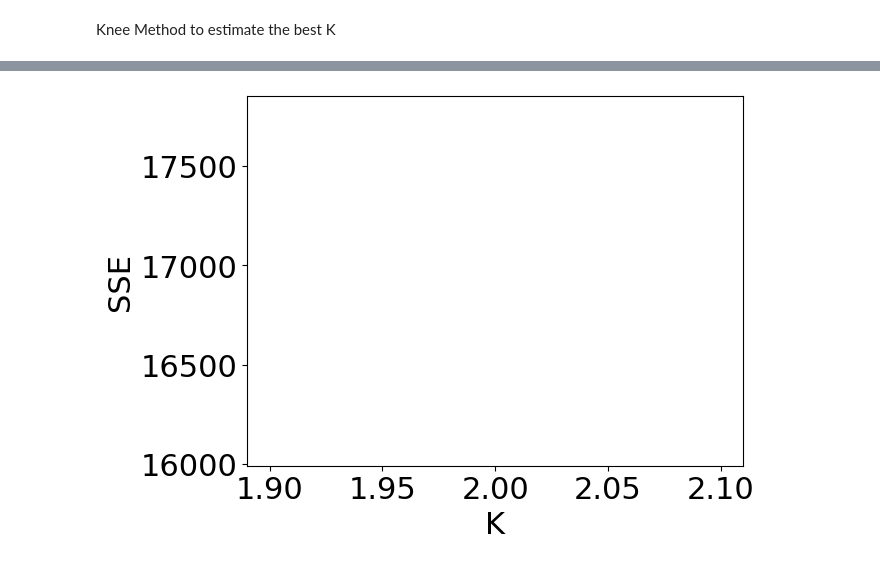
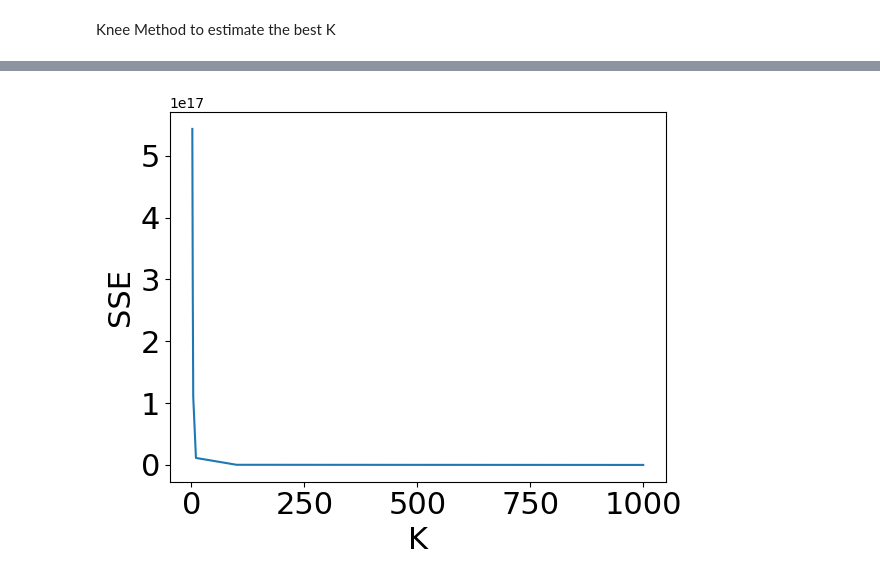
Before and after one commit to vezzusamu/dm-project, a Jupyter notebook: TASK2/Kmeans_Xmeans_clustering.ipynb, the cells around one changed output, grey strips where cells are left out. Drawn from its saved outputs; the diff is of its cells as text; code cells hidden in the pictures.

```diff
--- a/TASK2/Kmeans_Xmeans_clustering.ipynb
+++ b/TASK2/Kmeans_Xmeans_clustering.ipynb
@@ -20,7 +20,9 @@ from sklearn.metrics import silhouette_score
 # %%
 df = pd.read_csv('df_scaled.csv')
 # %%
-column_to_drop = ['date', 'latitude', 'longitude','congressional_district', 'candidatevotes', 'totalvotes', 'total_votes_for_state']
+column_to_drop = ['n_participants','n_participants_child', 'n_participants_teen',
+       'n_participants_adult', 'n_males', 'n_females', 'n_killed', 'n_injured', 'age_entropy_per_state',
+       'n_arrested', 'n_unharmed','date', 'latitude', 'longitude','congressional_district', 'candidatevotes', 'totalvotes', 'total_votes_for_state', 'involve_killing']
 for col in df.columns:
     if df[col].dtype == 'object':
        column_to_drop.append(col)
@@ -76,25 +83,29 @@ k_grid = [2, 3, 4, 10, 100, 1000]
 sse_list = list()
 
 label_list = []
-#min_k = 2
-#max_k = 1000
-dict_sse = {}
+dict_kmeans = {}
 #search for the best k
 for k in k_grid:
 
     kmeans = KMeans(n_clusters=k, n_init=10, max_iter=100)
-    kmeans.fit(df)
+    kmeans.fit(df_numeric)
 
     sse = kmeans.inertia_
     labels = kmeans.labels_
 
-    dict_sse[f'{k}_sse'] = sse
-    dict_sse[f'{k}_labels'] = labels
+    dict_kmeans[f'{k}_sse'] = sse
+    dict_kmeans[f'{k}_labels'] = labels
 # %%
 for k in k_grid:
     print(f'for k = {k}')
-    print('SSE %s' % dict_sse[f'{k}_sse']) # cohesion, lower value better clustering (error minimization)
-    print('Separation %s' % metrics.davies_bouldin_score(df, dict_sse[f'{k}_labels'])) # lower value, better clustering (minimum zero)
-    print('Silhouette %s' % silhouette_score(df, dict_sse[f'{k}_labels']))
+
+    print('SSE %s' % dict_kmeans[f'{k}_sse']) # cohesion, lower value better clustering (error minimization)
+    current_bouldin = metrics.davies_bouldin_score(df_numeric, dict_kmeans[f'{k}_labels'])
+    dict_kmeans[f'{k}_bouldin_score'] = current_bouldin
+    print('Separation %s' % current_bouldin) # lower value, better clustering (minimum zero)
+
+    current_silhouette = silhouette_score(df_numeric, dict_kmeans[f'{k}_labels'])
+    dict_kmeans[f'{k}_silhouette_score'] = current_silhouette
+    print('Silhouette %s' % current_silhouette)
 # %% [output]
 for k = 2
@@ -104,9 +128,9 @@ Silhouette 0.5753625013213346
 # %%
-sse_list = [dict_sse[f'{k}_sse'] for k in k_grid]
-plt.plot(k_grid, sse_list)
+sse_list = [dict_kmeans[f'{k}_sse'] for k in k_grid]
+plt.plot(k_grid,sse_list)
 plt.ylabel('SSE', fontsize=22)
 plt.xlabel('K', fontsize=22)
 plt.tick_params(axis='both', which='major', labelsize=22)
 plt.show()
 # %% [output]
-[figure, old version]
+[figure, new version]
```
Also changed, not shown: parts of 11 cells of this notebook, 4 other files.
